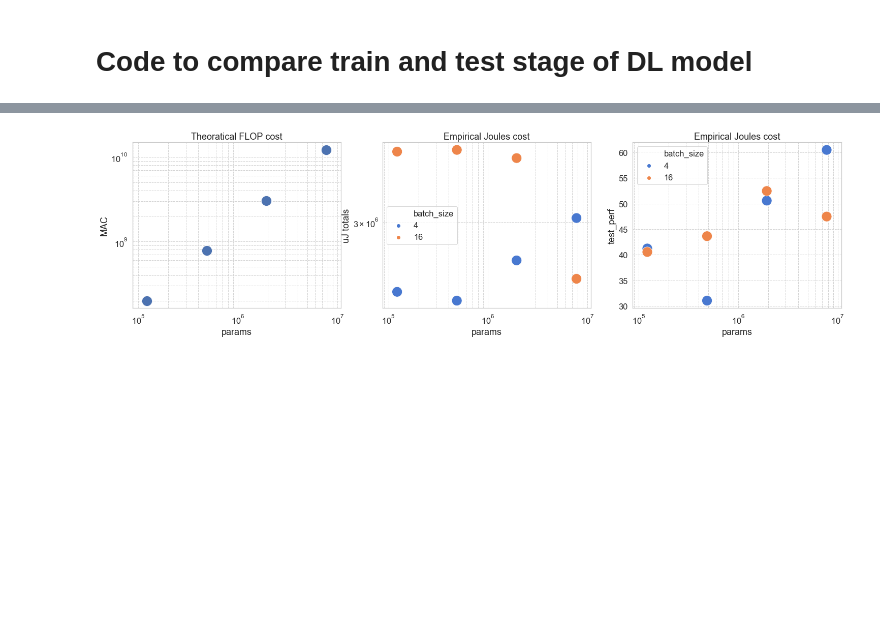
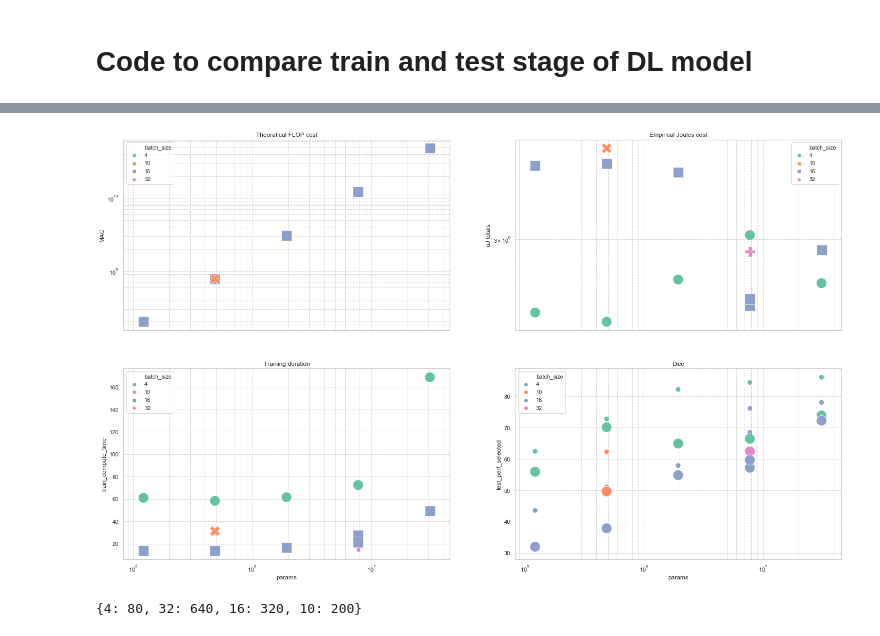
Before and after one commit to neurodatascience/watts_up_compute, a Jupyter notebook: notebooks/6_compare_DL_stages.ipynb, the cells around one changed output, grey strips where cells are left out. Cells and saved outputs as stored; diff of their text form; code cells hidden in the pictures; blank space fills up the shorter version.

```diff
--- a/notebooks/6_compare_DL_stages.ipynb
+++ b/notebooks/6_compare_DL_stages.ipynb
@@ -18,7 +18,7 @@ ml_dir = '{}ml/'.format(project_dir)
 results_dir = '{}results/Exp_kaggle/'.format(project_dir)
 # %%
 # experiment_names = ['Exp_pytorch_cifar','Exp_kaggle_mateuszbuda','Exp_kaggle_mateuszbuda_pruned']
-exp_idx = range(1,9)
+exp_idx = range(1,14)
 experiment_names = ['Exp_kaggle_mateuszbuda_{}'.format(i) for i in exp_idx] #['Exp_kaggle_mateuszbuda','Exp_kaggle_mateuszbuda_pruned']
 
 devices = ['cuda']
@@ -47,5 +47,5 @@ for exp_name in experiment_names:
         joules_df_concat = joules_df_concat.append(joules_df[jcols])
 
 
-exp_config_df_concat
+exp_config_df_concat.head()
 # %% [output]
@@ -66,6 +64,6 @@ plot_df = pd.melt(plot_df, id_vars=['experiment_name','device','tag','duration']
 
 sns.set(font_scale = 1.5)
 with sns.axes_style("whitegrid"):
-    g = sns.catplot(y='experiment_name',x='uJ totals', hue='tag', col='domain', kind='bar', data=plot_df, palette='Set2',height=10, aspect=0.7, sharex=False)
+    g = sns.catplot(y='experiment_name',x='uJ totals', hue='tag', col='domain', kind='point', data=plot_df, palette='Set2',height=10, aspect=0.7, sharex=False)
     g.set(xscale="log")
 # %% [output]
@@ -89,32 +85,52 @@ total_joules
 # %%
 plot_df = total_joules.copy()
+# plot_df['batch_size'] = plot_df['batch_size'].astype(str)
 plot_df = convert_str_to_param_value(plot_df, 'params')
 plot_df = convert_str_to_param_value(plot_df, 'MAC')
+n_hues = len(plot_df['batch_size'].unique())
+size_level_dict =  dict(zip(np.sort(plot_df['batch_size'].unique()), [100,200,300,400]))
 
-sns.set(font_scale = 1.5)
-palette = sns.color_palette("muted", 2)
+sns.set(font_scale = 1)
+palette = sns.color_palette("Set2", n_hues)
 with sns.axes_style("whitegrid"):
-    fig, axes = plt.subplots(1,3,figsize=(25,6),sharex=True,sharey=False)
+    fig, axes = plt.subplots(2,2,figsize=(25,15),sharex=True,sharey=False)
 
     # FLOPs
-    ax = axes[0]
-    g = sns.scatterplot(x='params',y='MAC', s=400, data=plot_df, palette=palette,ax=ax)
+    ax = axes.ravel()[0]
+    g = sns.scatterplot(x='params',y='MAC', hue='batch_size', style='batch_size', s=400, data=plot_df, palette=palette,ax=ax)
     g.set(xscale="log",yscale="log")
     g.grid(True,which="both",ls="--",c='lightgray')
     ax.set_title('Theoratical FLOP cost')
 
     # Energy
-    ax = axes[1]
-    g = sns.scatterplot(x='params',y='uJ totals', hue='batch_size', s=400, data=plot_df, palette=palette,ax=ax)
+    ax = axes.ravel()[1]
+    g = sns.scatterplot(x='params',y='uJ totals', hue='batch_size', style='batch_size', s=400, data=plot_df, palette=palette,ax=ax)
     g.set(xscale="log",yscale="log")
     g.grid(True,which="both",ls="--",c='lightgray')
     ax.set_title('Empirical Joules cost')
 
-    # Acc
-    ax = axes[2]
-    g = sns.scatterplot(x='params',y='test_perf', hue='batch_size', s=400, data=plot_df, palette=palette,ax=ax)
+    # time
+    ax = axes.ravel()[2]
+    g = sns.scatterplot(x='params',y='train_compute_time', hue='batch_size', style='batch_size', s=400, data=plot_df, palette=palette,ax=ax)
     g.set(xscale="log")
     g.grid(True,which="both",ls="--",c='lightgray')
-    ax.set_title('Empirical Joules cost')
+    ax.set_title('Training duration')
+
+    # Acc
+    ax = axes.ravel()[3]
+    g = sns.scatterplot(x='params',y='valid_perf_selected', hue='batch_size', s=100, legend=False, data=plot_df, palette=palette,ax=ax)
+    g.set(xscale="log")
+    g.grid(True,which="both",ls="--",c='lightgray')
+    ax.set_title('Dice')
+
+    ax = axes.ravel()[3]
+    g = sns.scatterplot(x='params',y='test_perf_selected', hue='batch_size', s=400, data=plot_df, palette=palette,ax=ax)
+    g.set(xscale="log")
+    g.grid(True,which="both",ls="--",c='lightgray')
+    ax.set_title('Dice')
 # %% [output]
-[figure, old version]
+[figure, new version]
+# %%
+size_level_dict
+# %% [output]
+{4: 80, 32: 640, 16: 320, 10: 200}
```
Also changed, not shown: parts of 3 cells of this notebook, 5 other files.
